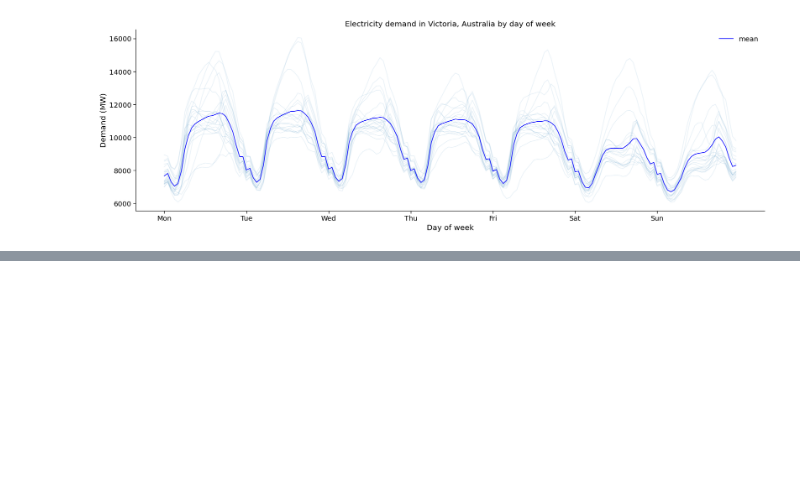
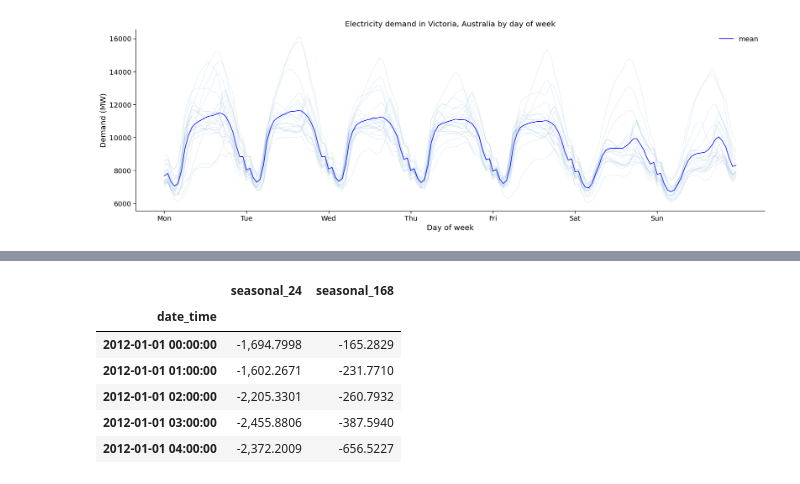
Before and after one commit to razielar/feature_engineering_ts_forecasting, a Jupyter notebook: 03_time_series_decomposition/06-MSTL-decomposition.ipynb, the cells around one changed output, grey strips where cells are left out. Cells and saved outputs as stored; diff of their text form; code cells hidden in the pictures; blank space fills up the shorter version.

```diff
--- a/03_time_series_decomposition/06-MSTL-decomposition.ipynb
+++ b/03_time_series_decomposition/06-MSTL-decomposition.ipynb
@@ -172,0 +207,10 @@ plt.tight_layout()
+# %%
+res.seasonal.head()
+# %% [output]
+|  | seasonal_24 | seasonal_168 |
+| date_time |  |  |
+| 2012-01-01 00:00:00 | -1,694.7998 | -165.2829 |
+| 2012-01-01 01:00:00 | -1,602.2671 | -231.7710 |
+| 2012-01-01 02:00:00 | -2,205.3301 | -260.7932 |
+| 2012-01-01 03:00:00 | -2,455.8806 | -387.5940 |
+| 2012-01-01 04:00:00 | -2,372.2009 | -656.5227 |
```
Also changed, not shown: parts of 11 cells of this notebook.
